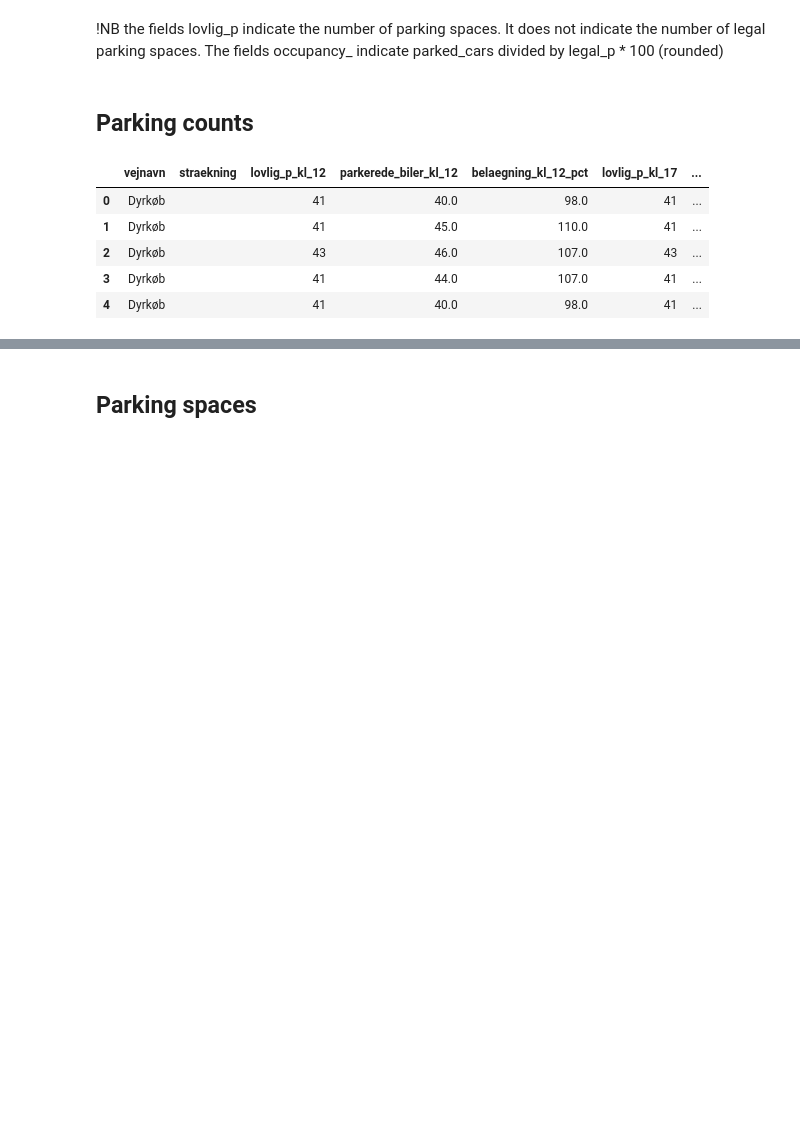
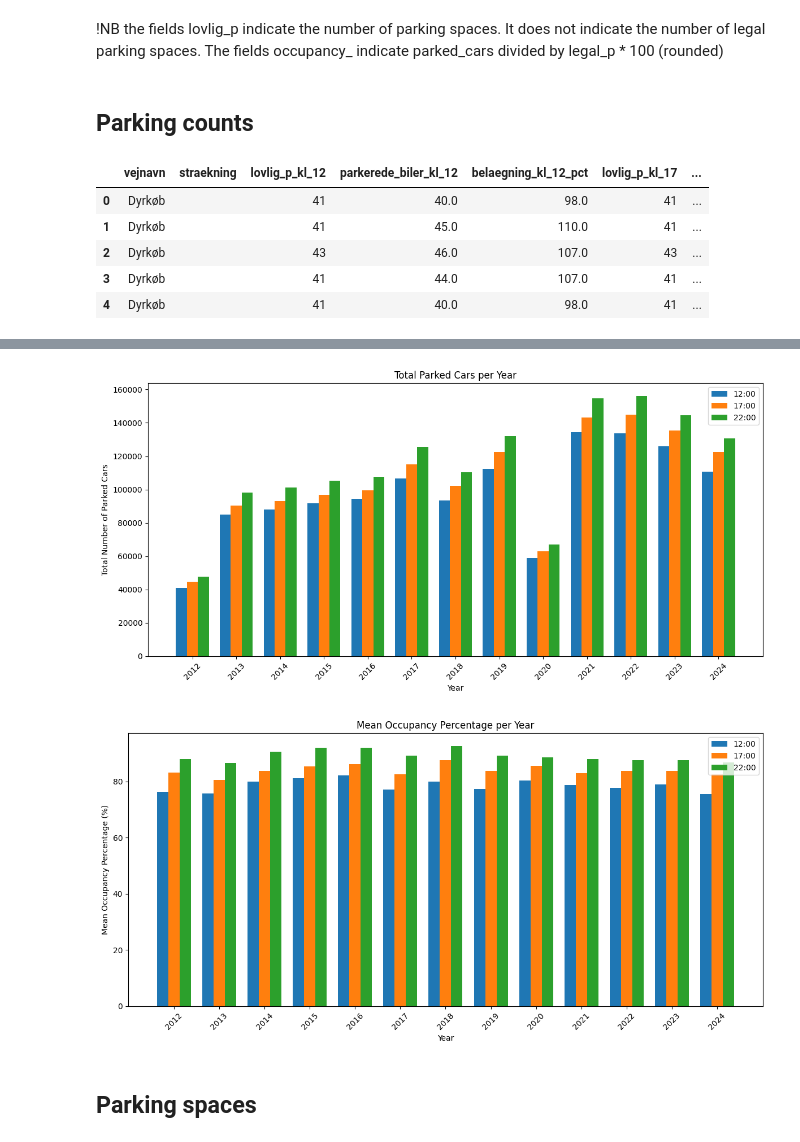
Before and after one commit to AleksandarLukic96/02806_Social_Data, a Jupyter notebook: Project/Data_overview_Paula.ipynb, the cells around one changed output, grey strips where cells are left out. Cells and saved outputs as stored; diff of their text form; code cells hidden in the pictures; blank space fills up the shorter version.

Commit message:
First data overview parking spaces and counts

```diff
--- a/Project/Data_overview_Paula.ipynb
+++ b/Project/Data_overview_Paula.ipynb
@@ -23,13 +26,13 @@ df = pd.read_csv(cleaned_data_path)
 # %%
 # Drop redundant columns and assign the result back to df
-df = df.drop(columns=["FID", "pkey", "taelle_id", "bemaerkning", "kategori", "ogc_fid"])
+df_counts = df_counts.drop(columns=["FID", "pkey", "taelle_id", "bemaerkning", "kategori", "ogc_fid", "id", "vej_id"])
 
 # Replace NaN with empty string and -1
-df["straekning"] = df["straekning"].fillna("")
-df["fra_m"] = df["fra_m"].fillna(-1)
-df["til_m"] = df["til_m"].fillna(-1)
+df_counts["straekning"] = df_counts["straekning"].fillna("")
+df_counts["fra_m"] = df_counts["fra_m"].fillna(-1)
+df_counts["til_m"] = df_counts["til_m"].fillna(-1)
 
-df.head()
+df_counts.head()
 # %% [output]
 |  | vejnavn | straekning | lovlig_p_kl_12 | parkerede_biler_kl_12 | belaegning_kl_12_pct | lovlig_p_kl_17 | ... |
 | 0 | Dyrkøb |  | 41 | 40.0 | 98.0 | 41 | ... |
@@ -55,7 +58,7 @@ df.drop(columns=["aar_mnd"], inplace=True) #Remove the original column
 ### Save to new CSV file
 #Rename/translate the columns to English to be more readable
 
-df.rename(columns={"vejnavn": "street_name",
+df_counts.rename(columns={"vejnavn": "street_name",
                    "straekning": "stretch",
                    "lovlig_p_kl_12": "legal_p_at_12",
                    "parkerede_biler_kl_12": "parked_cars_at_12",
@@ -74,5 +77,8 @@ df.rename(columns={"vejnavn": "street_name",
                    "omraade": "area",
                    }, inplace=True)
 
-#Save the cleaned data to a new CSV file
-df.to_csv(os.path.join(data_path, "cleaned_parking_counts.csv"), index=False)
+for col in df_counts.columns:
+    unique_vals = df_counts[col].unique()
+    print(f"Column '{col}' has {len(unique_vals)} unique entries:")
+    print(unique_vals)
+    print("-" * 40)
@@ -79,3 +178,58 @@ df.to_csv(os.path.join(data_path, "cleaned_parking_counts.csv"), index=False)
+# %%
+# --- Convert Relevant Columns to Numeric ---
+# List of columns for parked cars and occupancy percentages.
+parked_cols = ["parked_cars_at_12", "parked_cars_at_17", "parked_cars_at_22"]
+occ_cols = ["occupancy_at_12_pct", "occupancy_at_17_pct", "occupancy_at_22_pct"]
+
+# Ensure these columns are numeric (coercing errors if needed)
+for col in parked_cols + occ_cols:
+    df_counts[col] = pd.to_numeric(df_counts[col], errors='coerce')
+
+# Also ensure the 'year' column is numeric
+df_counts['year'] = pd.to_numeric(df_counts['year'], errors='coerce')
+
+# --- Group Data by Year ---
+# Rather than grouping over all columns, group only the numeric columns you care about.
+grouped_parked = df_counts.groupby("year")[parked_cols].sum()   # Using mean() per year (change to sum() if needed)
+grouped_occ = df_counts.groupby("year")[occ_cols].mean()
+
+# Retrieve the sorted years list
+years = grouped_parked.index.astype(int).tolist()
+
+# Setup x-axis positions for grouped bar charts
+x = np.arange(len(years))
+width = 0.25  # width for each individual bar
+
+# --- Plot 1: Mean Parked Cars per Year ---
+plt.figure(figsize=(12, 6))
+plt.bar(x - width, grouped_parked["parked_cars_at_12"], width=width, label="12:00")
+plt.bar(x, grouped_parked["parked_cars_at_17"], width=width, label="17:00")
+plt.bar(x + width, grouped_parked["parked_cars_at_22"], width=width, label="22:00")
+
+plt.xlabel("Year")
+plt.ylabel("Total Number of Parked Cars")
+plt.title("Total Parked Cars per Year")
+plt.xticks(x, years, rotation=45)
+plt.legend()
+plt.tight_layout()
+plt.show()
+
+# --- Plot 2: Mean Occupancy Percentage per Year ---
+plt.figure(figsize=(12, 6))
+plt.bar(x - width, grouped_occ["occupancy_at_12_pct"], width=width, label="12:00")
+plt.bar(x, grouped_occ["occupancy_at_17_pct"], width=width, label="17:00")
+plt.bar(x + width, grouped_occ["occupancy_at_22_pct"], width=width, label="22:00")
+
+plt.xlabel("Year")
+plt.ylabel("Mean Occupancy Percentage (%)")
+plt.title("Mean Occupancy Percentage per Year")
+plt.xticks(x, years, rotation=45)
+plt.legend()
+plt.tight_layout()
+plt.show()
+# %% [output]
+[figure, added]
+[figure, added]
 # %% [markdown]
 ## Parking spaces
 # %%
```
Also changed, not shown: parts of 12 cells of this notebook, 2 other files.
